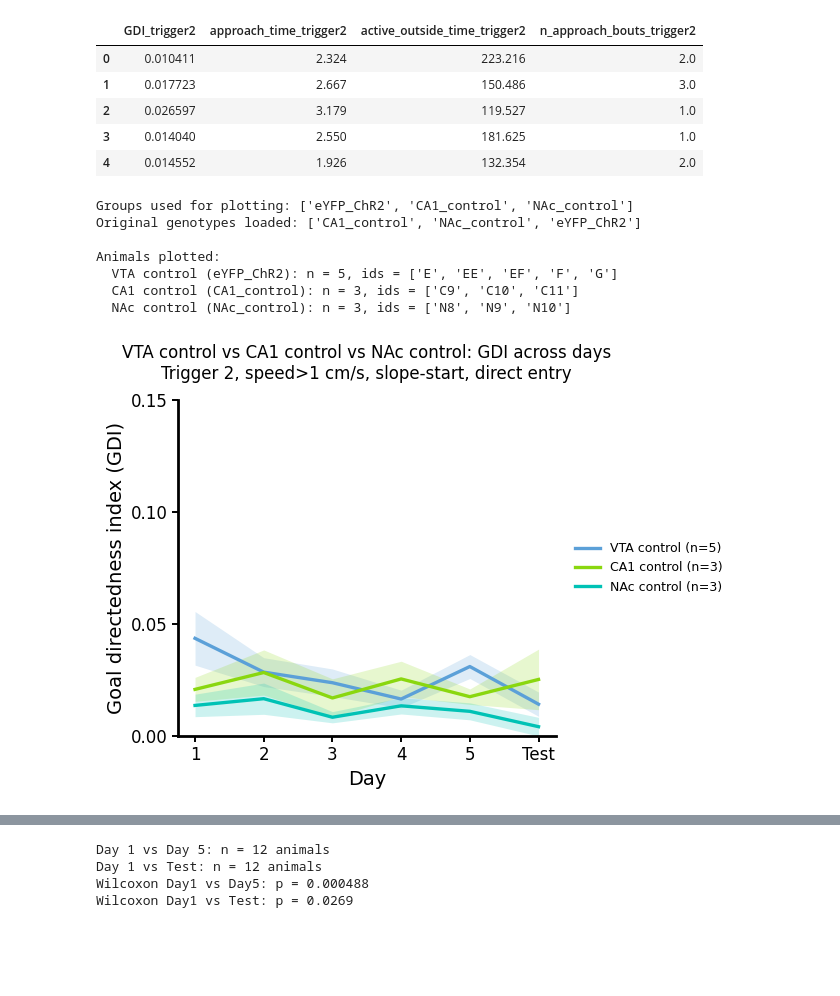
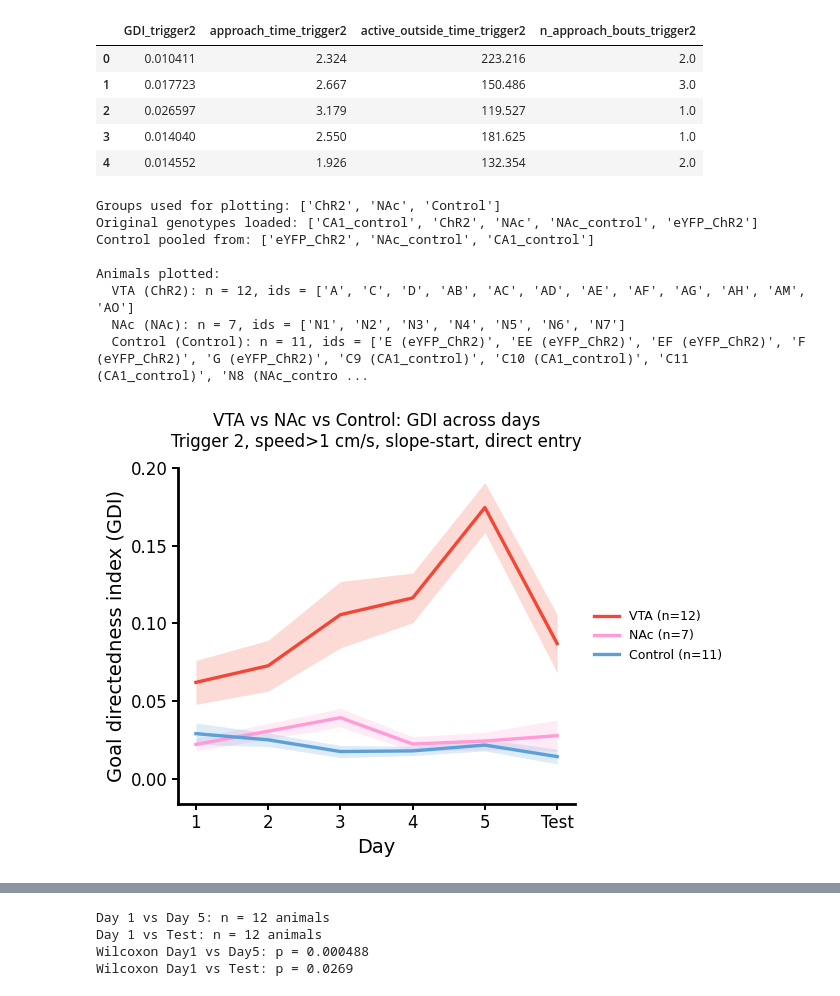
Before and after one commit to Koushouu/Cheeseboard, a Jupyter notebook: exploratory/distance_and_speed.ipynb, the cells around one changed output, grey strips where cells are left out. Drawn from its saved outputs; the diff is of its cells as text; code cells hidden in the pictures; blank space fills up the shorter version.

```diff
--- a/exploratory/distance_and_speed.ipynb
+++ b/exploratory/distance_and_speed.ipynb
@@ -3460,7 +3471,7 @@ The file '/Users/stella/Desktop/PhD/paulsen_lab/Analysis/kou_analysis/cheeseboar
 # Plot GDI across L1-L5 + Test
 #
 # Adds pooled group:
-#   'Control' = NAc_control + CA1_control
+#   'Control' = eYFP_ChR2 + NAc_control + CA1_control
 #
 # You can now use:
 #   GROUPS = ['ChR2', 'CA1', 'CA3', 'Control']
@@ -3473,13 +3484,13 @@ The file '/Users/stella/Desktop/PhD/paulsen_lab/Analysis/kou_analysis/cheeseboar
 # ------------------------------------------------------------
 # GROUPS = ['ChR2', 'ChR2_short','eYFP_ChR2']
 # GROUPS = ['ChR2', 'eYFP_ChR2', 'CA3']
-#GROUPS = ['ChR2', 'NAc', 'Control']
-GROUPS = ['eYFP_ChR2', 'CA1_control', 'NAc_control']
-#GROUPS = ['ChR2', 'CA1', 'CA3', 'Control']
+GROUPS = ['ChR2', 'NAc', 'Control']
+# GROUPS = ['eYFP_ChR2', 'CA1_control', 'NAc_control']
+# GROUPS = ['ChR2', 'CA1', 'CA3', 'Control']
 # GROUPS = ['ChR2', 'ChR2_short', 'CA1', 'CA3', 'NAc']
 
 # These original genotypes will be pooled into genotype == 'Control'
-POOLED_CONTROL_ORIGINAL_GROUPS = ['NAc_control', 'CA1_control']
+POOLED_CONTROL_ORIGINAL_GROUPS = ['eYFP_ChR2', 'NAc_control', 'CA1_control']
 
 DISPLAY_NAME = {
     'ChR2': 'VTA',
@@ -3512,8 +3523,8 @@ PLOT_SEM_ERRORBAR = False
 
 # y-axis options
 YMIN = None              # e.g. 0, or None for auto
-YMAX = 0.1               # e.g. 1, or None for auto
-Y_BOTTOM_PAD_FRAC = 0.0
+YMAX = 0.2               # e.g. 1, or None for auto
+Y_BOTTOM_PAD_FRAC = 0.08
 Y_TICK_STEP = 0.05       # change this to 0.1, 0.5, 1, etc.
 
 plot_days = np.arange(1, 7)
@@ -3835,39 +3846,40 @@ if REQUIRE_MIN_REWARD_STAY:
     title_suffix += ', reward stay ≥2 s'
 
 if USE_NEGATIVE_SLOPE_START:
     title_suffix += ', slope-start'
 
 if REQUIRE_DIRECT_NEGATIVE_TO_ENTRY:
     title_suffix += ', direct entry'
 
 group_title = ' vs '.join([DISPLAY_NAME.get(g, g) for g in GROUPS])
 
 ax.set_title(
     f'{group_title}: GDI across days\n{title_suffix}',
     fontsize=12,
     pad=15
 )
 
 apply_y_axis(ax, ymax_candidates)
 
 ax.legend(
     frameon=False,
     loc='center left',
     bbox_to_anchor=(1.02, 0.5),
     fontsize=9
 )
 
 plt.tight_layout(rect=[0, 0, 0.82, 0.95])
 plt.show()
 # %% [output]
-Groups used for plotting: ['eYFP_ChR2', 'CA1_control', 'NAc_control']
-Original genotypes loaded: ['CA1_control', 'NAc_control', 'eYFP_ChR2']
+Groups used for plotting: ['ChR2', 'NAc', 'Control']
+Original genotypes loaded: ['CA1_control', 'ChR2', 'NAc', 'NAc_control', 'eYFP_ChR2']
+Control pooled from: ['eYFP_ChR2', 'NAc_control', 'CA1_control']
 
 Animals plotted:
-  VTA control (eYFP_ChR2): n = 5, ids = ['E', 'EE', 'EF', 'F', 'G']
-  CA1 control (CA1_control): n = 3, ids = ['C9', 'C10', 'C11']
-  NAc control (NAc_control): n = 3, ids = ['N8', 'N9', 'N10']
+  VTA (ChR2): n = 12, ids = ['A', 'C', 'D', 'AB', 'AC', 'AD', 'AE', 'AF', 'AG', 'AH', 'AM', 'AO']
+  NAc (NAc): n = 7, ids = ['N1', 'N2', 'N3', 'N4', 'N5', 'N6', 'N7']
+  Control (Control): n = 11, ids = ['E (eYFP_ChR2)', 'EE (eYFP_ChR2)', 'EF (eYFP_ChR2)', 'F (eYFP_ChR2)', 'G (eYFP_ChR2)', 'C9 (CA1_control)', 'C10 (CA1_control)', 'C11 (CA1_control)', 'N8 (NAc_contro ...
-[figure, old version]
+[figure, new version]
 # %%
 # ============================================================
 # Boxplots from the SAME matrices used in Plot 1
```
Also changed, not shown: parts of 2 cells of this notebook, 2 other files.
